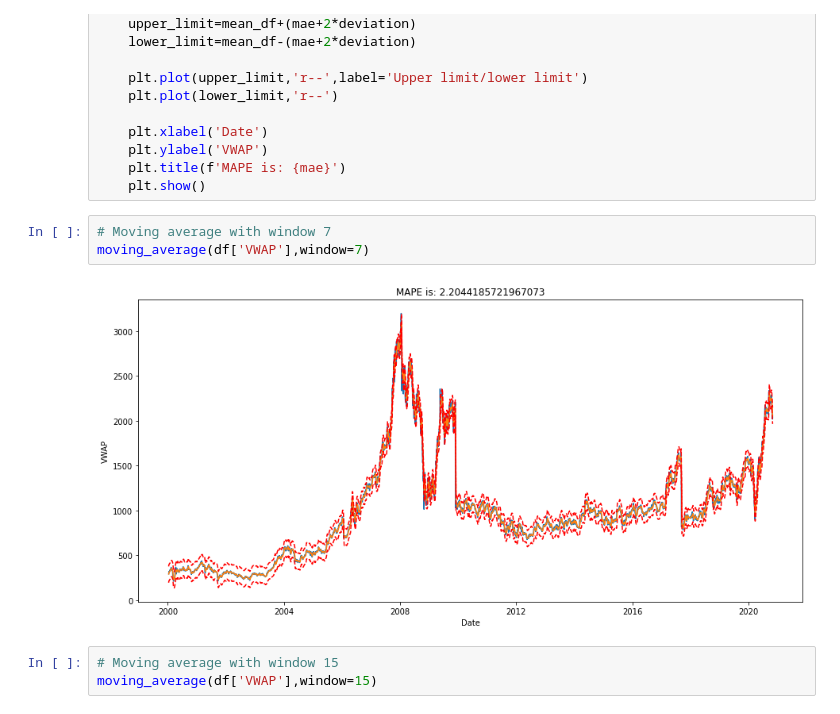
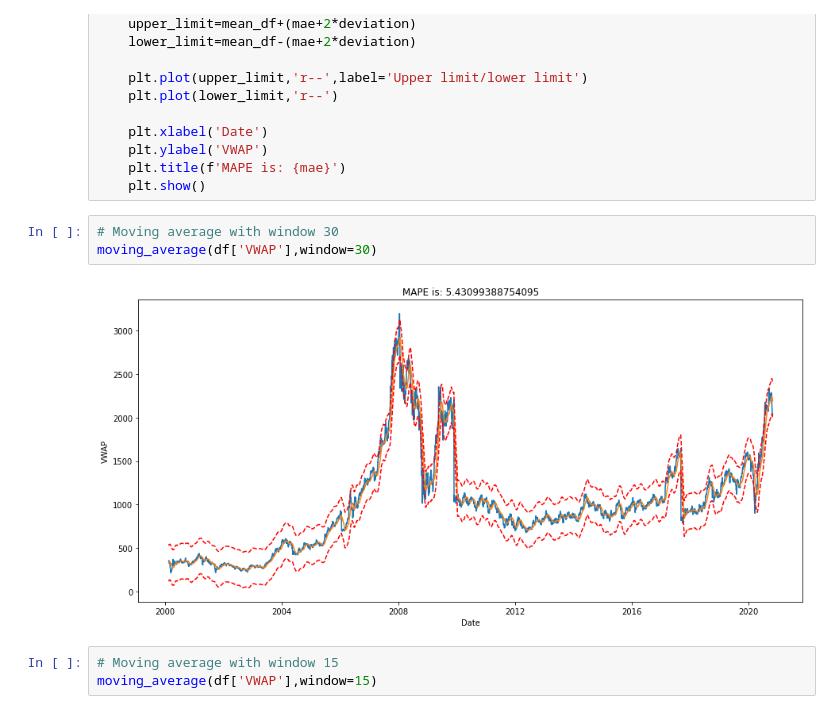
Before and after one commit to kartikbatra056/AllAboutTimeSeries, a Jupyter notebook: Baseline_and_EDA.ipynb, the cells around one changed output. Cells and saved outputs as stored; diff of their text form.

```diff
--- a/Baseline_and_EDA.ipynb
+++ b/Baseline_and_EDA.ipynb
@@ -237,10 +263,10 @@ def moving_average(data,window=7):
     plt.title(f'MAPE is: {mae}')
     plt.show()
 # %%
-# Moving average with window 7
-moving_average(df['VWAP'],window=7)
+# Moving average with window 30
+moving_average(df['VWAP'],window=30)
 # %% [output]
-[figure, old version]
+[figure, new version]
 # %%
 # Moving average with window 15
 moving_average(df['VWAP'],window=15)
```
Also changed, not shown: parts of 13 cells of this notebook.
